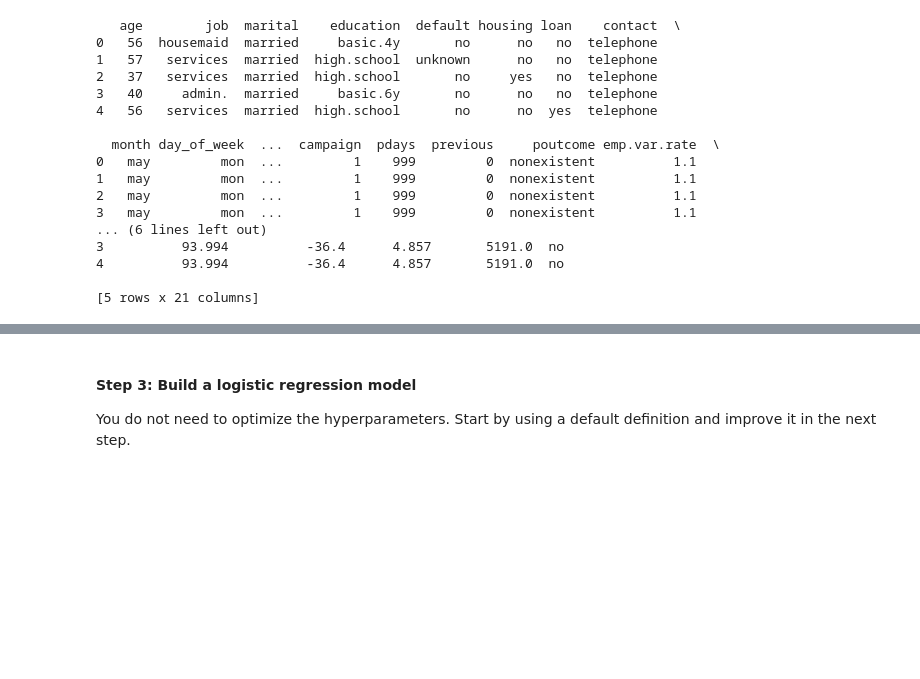
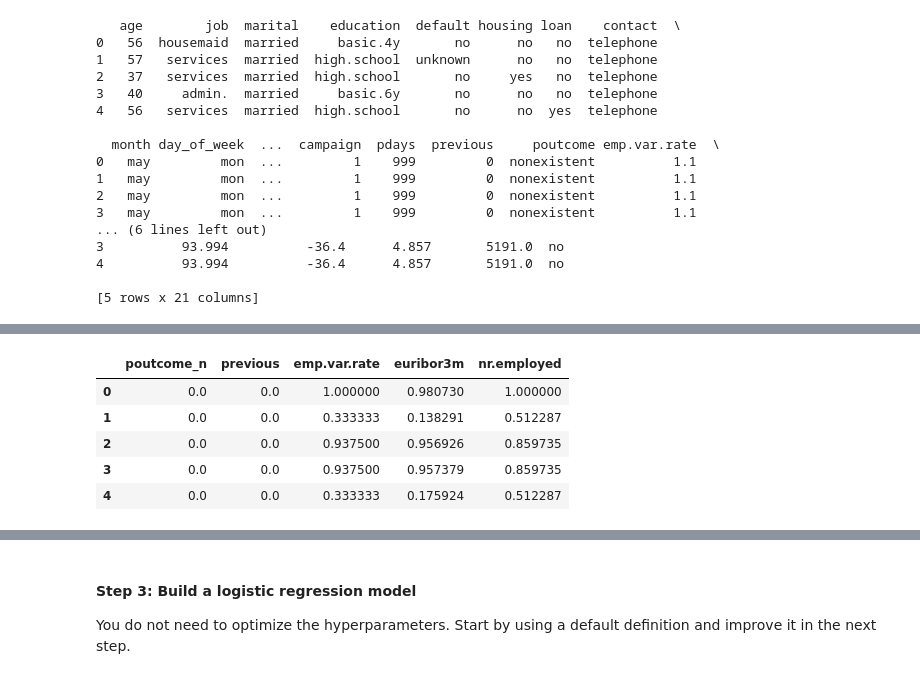
Before and after one commit to 4GeeksAcademy/EugeneJosephCruz-Logistic-Regression-Project-Tutorial, a Jupyter notebook: src/LogisitcRegressionProjectTutorial.ipynb, the cells around one changed output, grey strips where cells are left out. Saved outputs shown, nothing was run; the diff lists cells and outputs as text; code cells hidden in the pictures; blank space fills up the shorter version.

```diff
--- a/src/LogisitcRegressionProjectTutorial.ipynb
+++ b/src/LogisitcRegressionProjectTutorial.ipynb
@@ -315,0 +91,25 @@ for num in numerical_cols:
+# %%
+# Feature selection
+
+from sklearn.feature_selection import chi2, SelectKBest
+from sklearn.model_selection import train_test_split
+
+X = total_data_scal.drop("y_n", axis = 1)
+y = total_data_scal["y_n"]
+
+X_train, X_test, y_train, y_test = train_test_split(X, y, test_size = 0.1, random_state = 42)
+
+selection_model = SelectKBest(chi2, k = 5)
+selection_model.fit(X_train, y_train)
+ix = selection_model.get_support()
+X_train_sel = pd.DataFrame(selection_model.transform(X_train), columns = X_train.columns.values[ix])
+X_test_sel = pd.DataFrame(selection_model.transform(X_test), columns = X_test.columns.values[ix])
+
+X_train_sel.head()
+# %% [output]
+|  | poutcome_n | previous | emp.var.rate | euribor3m | nr.employed |
+| 0 | 0.0 | 0.0 | 1.000000 | 0.980730 | 1.000000 |
+| 1 | 0.0 | 0.0 | 0.333333 | 0.138291 | 0.512287 |
+| 2 | 0.0 | 0.0 | 0.937500 | 0.956926 | 0.859735 |
+| 3 | 0.0 | 0.0 | 0.937500 | 0.957379 | 0.859735 |
+| 4 | 0.0 | 0.0 | 0.333333 | 0.175924 | 0.512287 |
```
Also changed, not shown: parts of 36 cells of this notebook.
